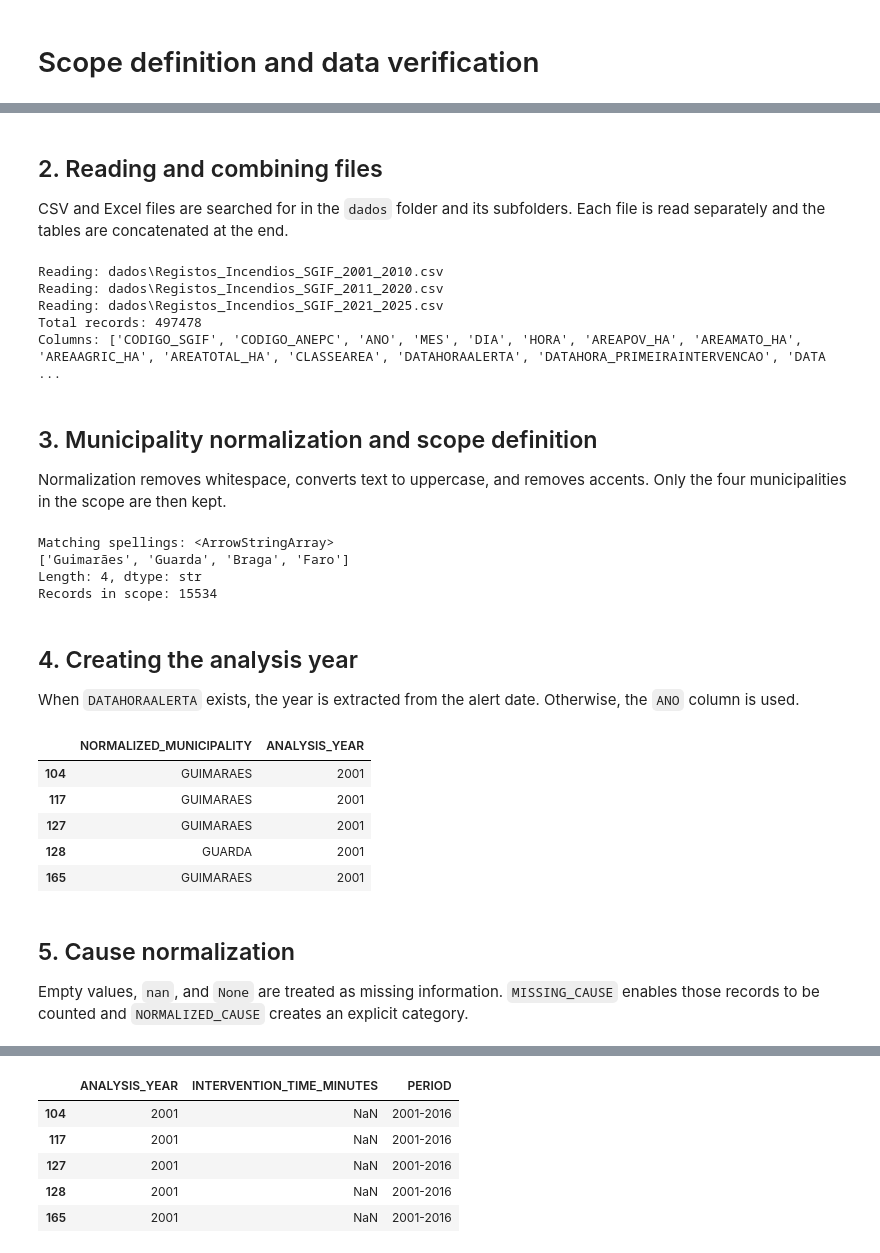
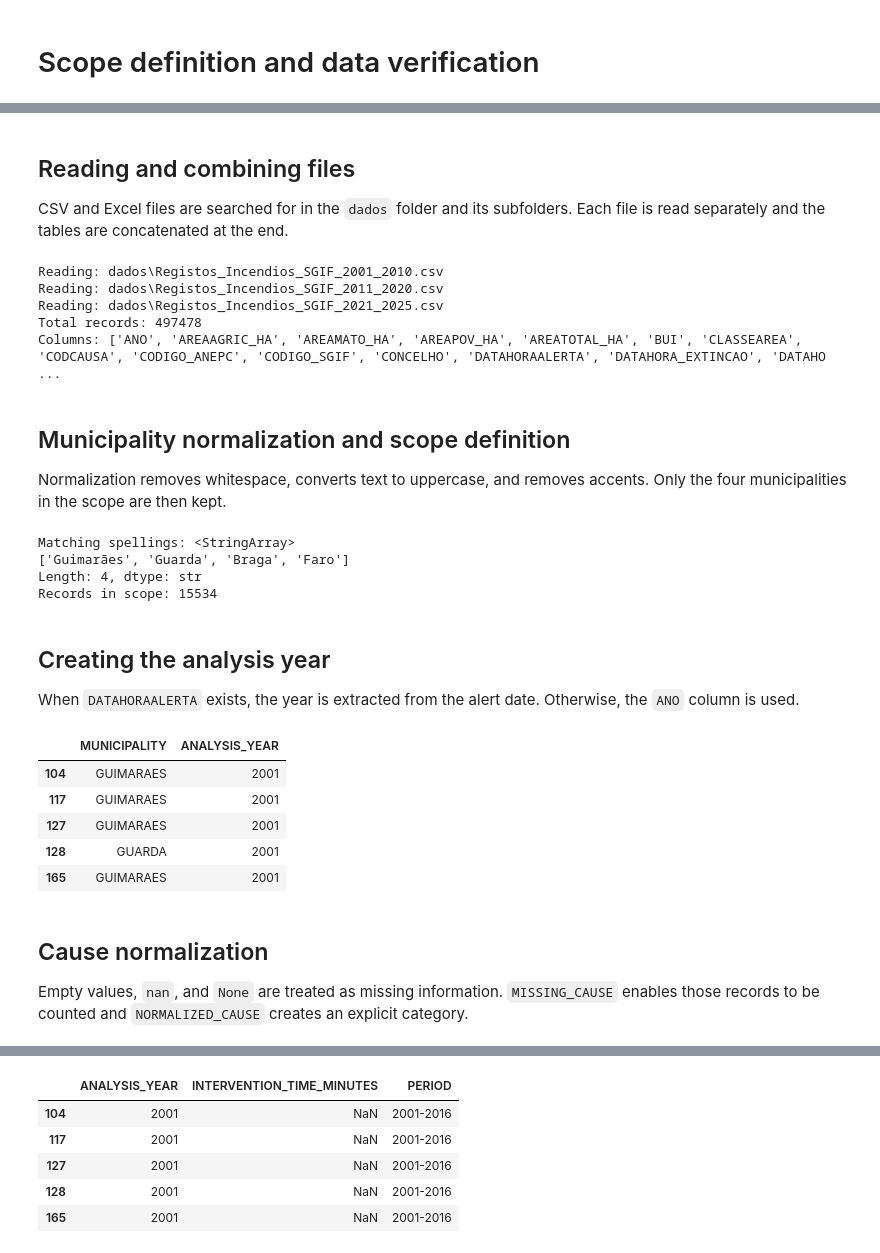
Before and after one commit to Rodrigosoares124/TEAM07-FCED, a Jupyter notebook: 00_scope_definition.ipynb, the cells around one changed output, grey strips where cells are left out. Cells and saved outputs as stored; diff of their text form; code cells hidden in the pictures.

```diff
--- a/00_scope_definition.ipynb
+++ b/00_scope_definition.ipynb
@@ -11,14 +11,14 @@ import pandas as pd
 DATA_FOLDER = Path("dados")
 MUNICIPALITIES = ["BRAGA", "GUIMARAES", "GUARDA", "FARO"]
 # %% [markdown]
-## 2. Reading and combining files
+## Reading and combining files
 
 CSV and Excel files are searched for in the `dados` folder and its subfolders. Each file is read separately and the tables are concatenated at the end.
 # %%
 
 files = sorted(
     file
-    for extension in ("csv",)
+    for extension in ("csv", "xlsx")
     for file in DATA_FOLDER.glob(f"*.{extension}")
 )
 
@@ -47,21 +47,21 @@ for file in files:
 df = pd.concat(tables, ignore_index=True)
 
 print(f"Total records: {len(df)}")
-print("Columns:", list(df.columns))
+print("Columns:", sorted(list(df.columns)))
 # %% [output]
 Reading: dados\Registos_Incendios_SGIF_2001_2010.csv
 Reading: dados\Registos_Incendios_SGIF_2011_2020.csv
 Reading: dados\Registos_Incendios_SGIF_2021_2025.csv
 Total records: 497478
-Columns: ['CODIGO_SGIF', 'CODIGO_ANEPC', 'ANO', 'MES', 'DIA', 'HORA', 'AREAPOV_HA', 'AREAMATO_HA', 'AREAAGRIC_HA', 'AREATOTAL_HA', 'CLASSEAREA', 'DATAHORAALERTA', 'DATAHORA_PRIMEIRAINTERVENCAO', 'DATA ...
+Columns: ['ANO', 'AREAAGRIC_HA', 'AREAMATO_HA', 'AREAPOV_HA', 'AREATOTAL_HA', 'BUI', 'CLASSEAREA', 'CODCAUSA', 'CODIGO_ANEPC', 'CODIGO_SGIF', 'CONCELHO', 'DATAHORAALERTA', 'DATAHORA_EXTINCAO', 'DATAHO ...
 # %% [markdown]
-## 3. Municipality normalization and scope definition
+## Municipality normalization and scope definition
 
 Normalization removes whitespace, converts text to uppercase, and removes accents. Only the four municipalities in the scope are then kept.
 # %%
 # Standardize municipality names by converting to uppercase, trimming spaces,
 # and removing accents/special characters to create a consistent matching key.
-df["NORMALIZED_MUNICIPALITY"] = (
+df["MUNICIPALITY"] = (
     df["CONCELHO"].astype(str).str.upper().str.strip()
     .str.normalize("NFKD").str.encode("ascii", "ignore").str.decode("ascii")
 )
@@ -69,50 +69,52 @@ df["NORMALIZED_MUNICIPALITY"] = (
 # Identify the municipality whose normalized versions
 # match the reference municipality scope and display each unique matches.
 matching_spellings = df.loc[
-    df["NORMALIZED_MUNICIPALITY"].isin(MUNICIPALITIES),
+    df["MUNICIPALITY"].isin(MUNICIPALITIES),
     "CONCELHO"
 ].unique()
 print("Matching spellings:", matching_spellings)
 
+
 # Filter records belonging to the municipalities scope
 # and create an independent copy of the resulting subset.
-scoped_data = df[df["NORMALIZED_MUNICIPALITY"].isin(MUNICIPALITIES)].copy()
+scoped_data = df[df["MUNICIPALITY"].isin(MUNICIPALITIES)].copy()
 print(f"Records in scope: {len(scoped_data)}")
 # %% [output]
-Matching spellings: <ArrowStringArray>
+Matching spellings: <StringArray>
 ['Guimarães', 'Guarda', 'Braga', 'Faro']
 Length: 4, dtype: str
 Records in scope: 15534
 # %% [markdown]
-## 4. Creating the analysis year
+## Creating the analysis year
 
 When `DATAHORAALERTA` exists, the year is extracted from the alert date. Otherwise, the `ANO` column is used.
 # %%
 # Create a unified year variable from the alert date when available;
 # otherwise, use the existing year column.
 if "DATAHORAALERTA" in scoped_data.columns:
     scoped_data["ANALYSIS_YEAR"] = pd.to_datetime(
         scoped_data["DATAHORAALERTA"], errors="coerce", dayfirst=True
     ).dt.year
 else:
     scoped_data["ANALYSIS_YEAR"] = scoped_data["ANO"]
 
+
 # Preview the municipality and analysis year fields.
 scoped_data[
     [
-        "NORMALIZED_MUNICIPALITY",
+        "MUNICIPALITY",
         "ANALYSIS_YEAR"
     ]
 ].head() #.head() #.tail()
 # %% [output]
-|  | NORMALIZED_MUNICIPALITY | ANALYSIS_YEAR |
+|  | MUNICIPALITY | ANALYSIS_YEAR |
 | 104 | GUIMARAES | 2001 |
 | 117 | GUIMARAES | 2001 |
 | 127 | GUIMARAES | 2001 |
 | 128 | GUARDA | 2001 |
 | 165 | GUIMARAES | 2001 |
 # %% [markdown]
-## 5. Cause normalization
+## Cause normalization
 
 Empty values, `nan`, and `None` are treated as missing information. `MISSING_CAUSE` enables those records to be counted and `NORMALIZED_CAUSE` creates an explicit category.
 # %%
```
Also changed, not shown: parts of 12 cells of this notebook.
